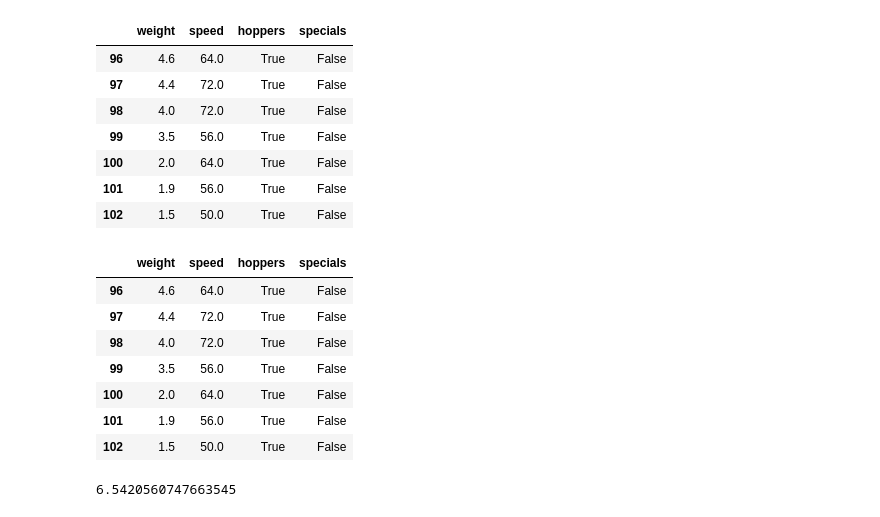
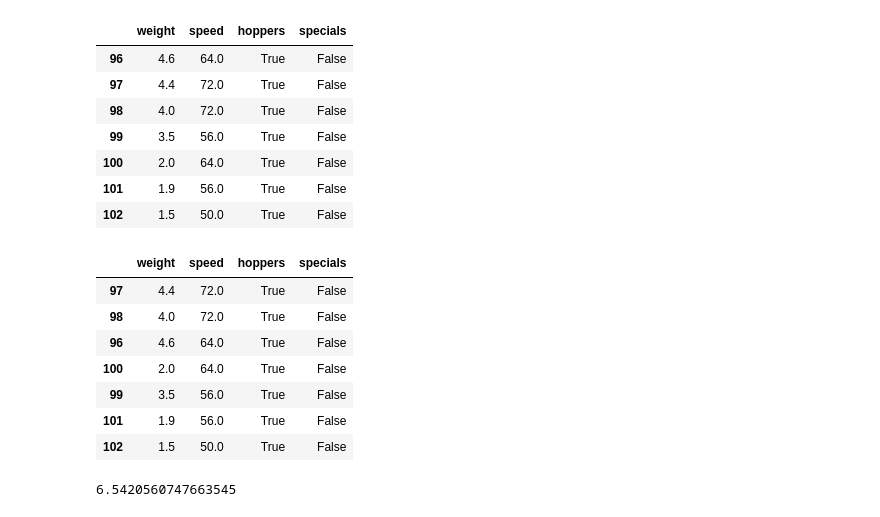
Before and after one commit to Tyler-Applegate/numpy-pandas-visualization-exercises, a Jupyter notebook: dataframes.ipynb, the cells around one changed output. Cells and saved outputs as stored; diff of their text form; code cells hidden in the pictures.

```diff
--- a/dataframes.ipynb
+++ b/dataframes.ipynb
@@ -554,14 +561,14 @@ mammals_df[(mammals_df.hoppers == True) & (mammals_df.speed > 48)]
 | 102 | 1.5 | 50.0 | True | False |
 # %%
 # This is a cleaner version of the fast_hoppers
-mammals_df[(mammals_df['hoppers'] == True) & (mammals_df['speed'] > mammals_df['speed'].median())]
+mammals_df[(mammals_df['hoppers'] == True) & (mammals_df['speed'] > mammals_df['speed'].median())].sort_values(by = 'speed', ascending = False)
 # %% [output]
 |  | weight | speed | hoppers | specials |
-| 96 | 4.6 | 64.0 | True | False |
 | 97 | 4.4 | 72.0 | True | False |
 | 98 | 4.0 | 72.0 | True | False |
+| 96 | 4.6 | 64.0 | True | False |
+| 100 | 2.0 | 64.0 | True | False |
 | 99 | 3.5 | 56.0 | True | False |
-| 100 | 2.0 | 64.0 | True | False |
 | 101 | 1.9 | 56.0 | True | False |
 | 102 | 1.5 | 50.0 | True | False |
 # %%
```
Also changed, not shown: parts of 11 cells of this notebook.
